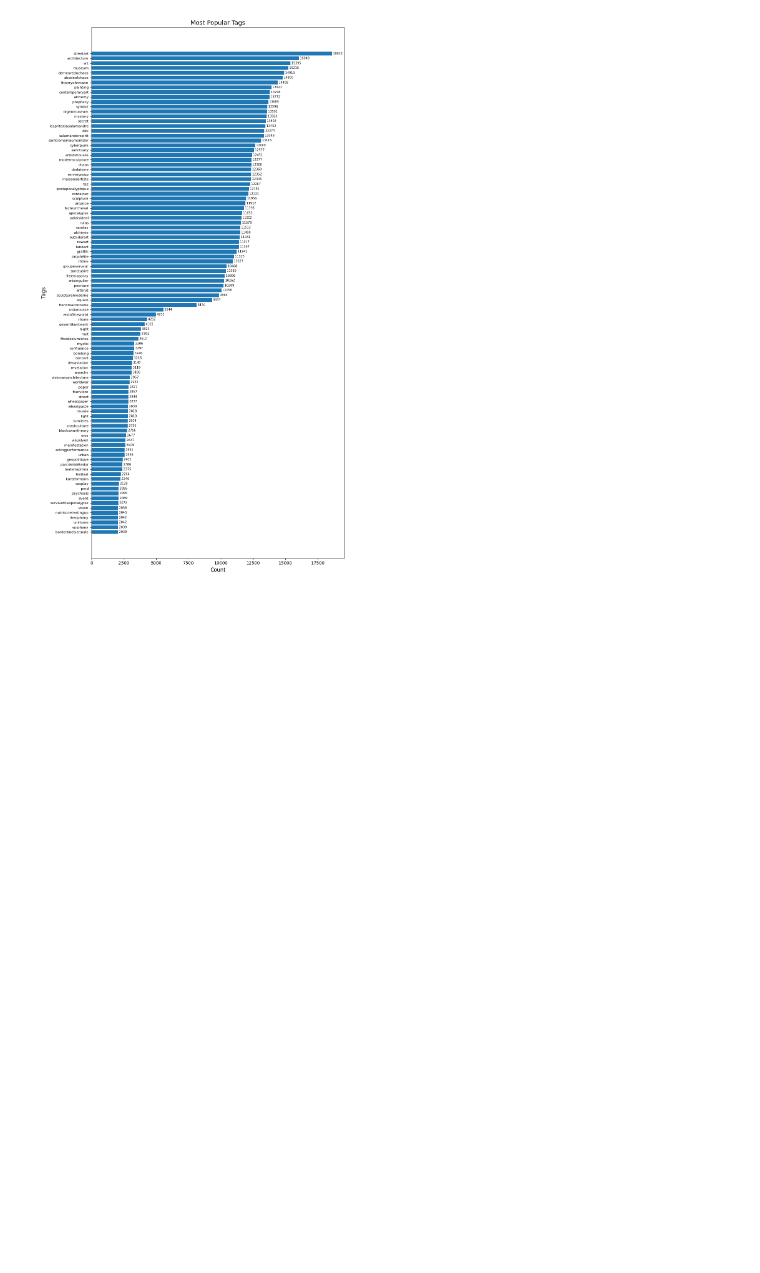
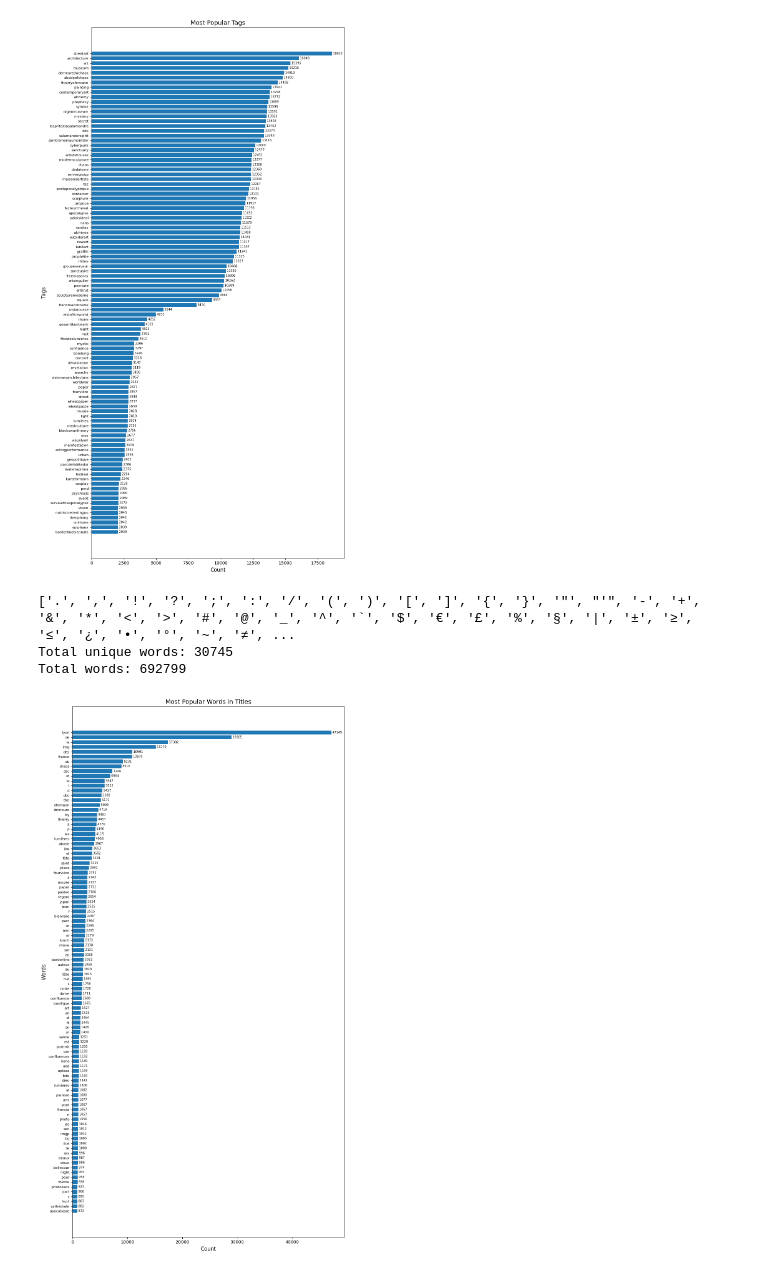
Before and after one commit to gri-sha/exploreLyon, a Jupyter notebook: explore.ipynb, the cells around one changed output. Cells and saved outputs as stored; diff of their text form; code cells hidden in the pictures; blank space fills up the shorter version.

Commit message:
more text processing

```diff
--- a/explore.ipynb
+++ b/explore.ipynb
@@ -149,6 +150,7 @@ tags_to_delete = set(
         "destroy",
         "nikon",
         "canon",
+        "uploaded",
         "uploaded:by=instagram",
         "ville",
         "francia",
@@ -187,7 +189,6 @@ tags_to_delete = set(
         "rhonealpes",
         "squareformat",
         "madeinfrance",
-
     ]
 )
 
@@ -217,3 +218,45 @@ plt.show()
 Total unique tags after filtering: 44510
 Total tags after filtering: 1747073
 [figure]
+# %%
+all_words = []
+
+punc_signs = list(".,!?;:/()[]{}\"'-+&*<>#@_^`$€£%§|±≥≤¿•°~≠=–—")
+punc_signs.extend([str(n) for n in range(0, 10)])
+print(punc_signs)
+for title in df["title"]:
+    if title:
+        # Remove punctuation and split by spaces
+        cleaned = title
+        for s in punc_signs:
+            cleaned = cleaned.replace(s, " ")
+        cleaned = cleaned.lower()
+        words = cleaned.split()
+        all_words.extend([word.lower() for word in words if word])
+
+word_counts = Counter(all_words)
+print(f"Total unique words: {len(word_counts)}")
+print(f"Total words: {len(all_words)}\n")
+
+top_words = word_counts.most_common(100)
+words, counts = zip(*top_words)
+
+fig, ax = plt.subplots(figsize=(10, 18))
+ax.barh(range(len(words)), counts)
+ax.set_yticks(range(len(words)))
+ax.set_yticklabels(words, fontsize=8)
+ax.set_xlabel("Count", fontsize=12)
+ax.set_ylabel("Words", fontsize=12)
+ax.set_title("Most Popular Words in Titles", fontsize=14)
+ax.invert_yaxis()
+
+for i, count in enumerate(counts):
+    ax.text(count, i, f" {count}", va="center", fontsize=7)
+
+plt.tight_layout()
+plt.show()
+# %% [output]
+['.', ',', '!', '?', ';', ':', '/', '(', ')', '[', ']', '{', '}', '"', "'", '-', '+', '&', '*', '<', '>', '#', '@', '_', '^', '`', '$', '€', '£', '%', '§', '|', '±', '≥', '≤', '¿', '•', '°', '~', '≠', ...
+Total unique words: 30745
+Total words: 692799
+[figure, added]
```
Also changed, not shown: parts of 3 cells of this notebook, 3 other files.
